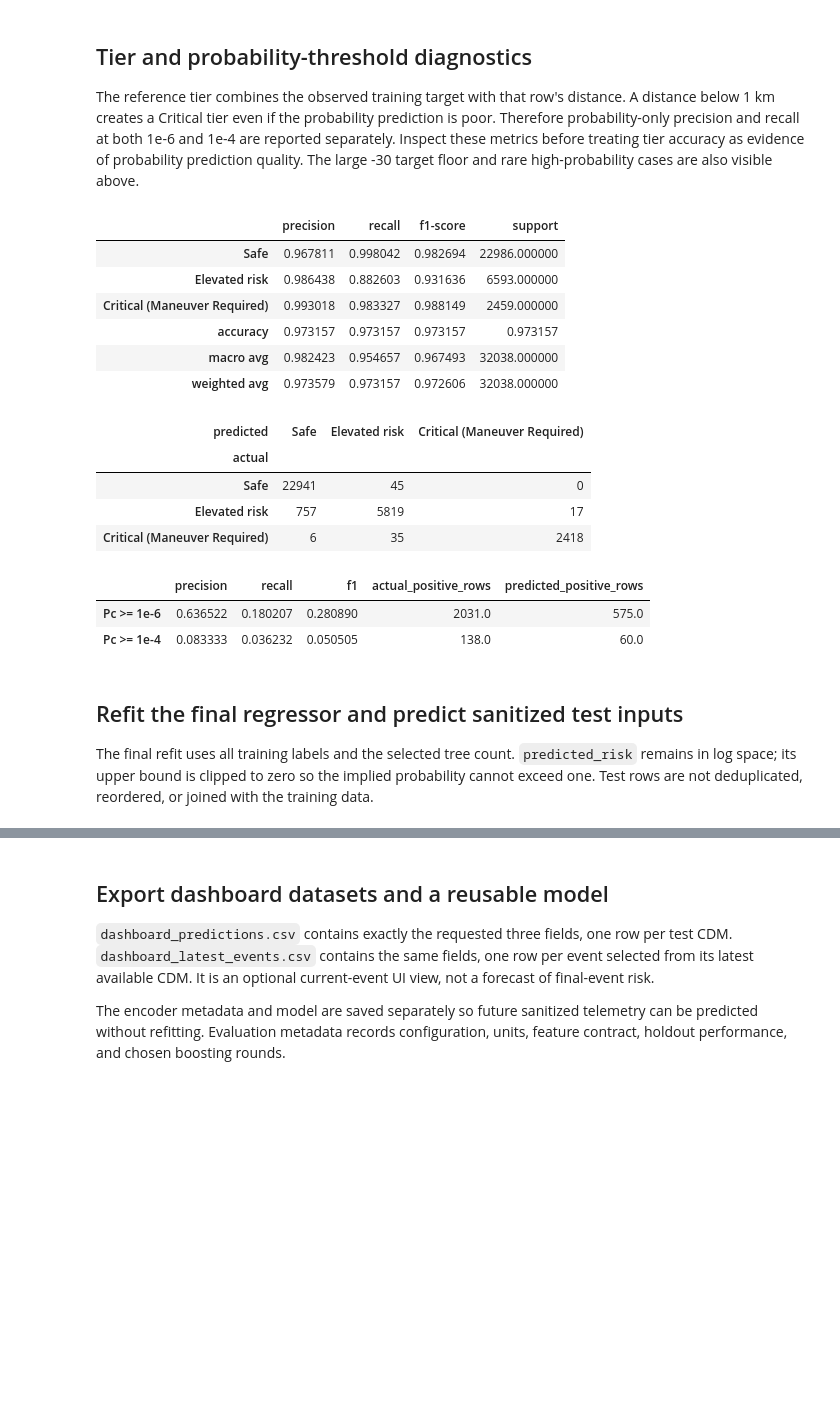
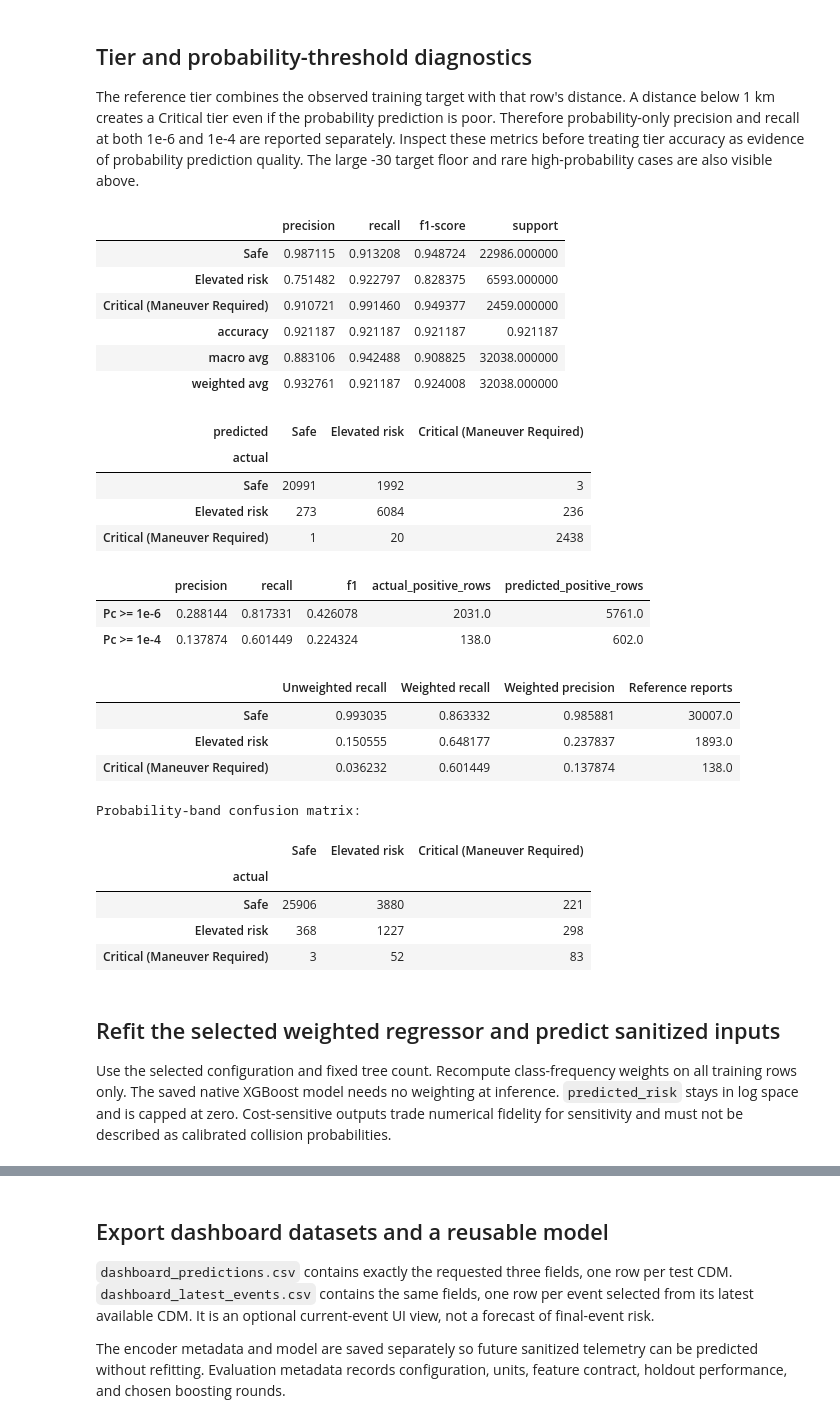
Before and after one commit to Ayushjain8541/autonomous-coconuts, a Jupyter notebook: development/collision_risk_development.ipynb, the cells around one changed output, grey strips where cells are left out. Cells and saved outputs as stored; diff of their text form; code cells hidden in the pictures; blank space fills up the shorter version.

```diff
--- a/development/collision_risk_development.ipynb
+++ b/development/collision_risk_development.ipynb
@@ -315,33 +337,57 @@ The large -30 target floor and rare high-probability cases are also visible abov
 # %%
 display(pd.DataFrame(metrics["tier_report"]).T)
 display(pd.DataFrame(metrics["tier_confusion_matrix"], index=pd.Index(TIERS, name="actual"),
                      columns=pd.Index(TIERS, name="predicted")))
 display(pd.DataFrame({
     "Pc >= 1e-6": metrics["probability_only_risk_ge_-6"],
     "Pc >= 1e-4": metrics["probability_only_risk_ge_-4"],
 }).T)
+
+# Compare probability-band recall independently of the distance override.
+weighted = metrics["holdout_probability_bands"]["report"]
+baseline = metrics["holdout_unweighted_xgboost"]["probability_bands"]["report"]
+display(pd.DataFrame({
+    "Unweighted recall": {tier: baseline[tier]["recall"] for tier in TIERS},
+    "Weighted recall": {tier: weighted[tier]["recall"] for tier in TIERS},
+    "Weighted precision": {tier: weighted[tier]["precision"] for tier in TIERS},
+    "Reference reports": {tier: weighted[tier]["support"] for tier in TIERS},
+}))
+print("Probability-band confusion matrix:")
+display(pd.DataFrame(metrics["holdout_probability_bands"]["confusion_matrix"],
+                     index=pd.Index(TIERS, name="actual"), columns=TIERS))
 # %% [output]
 |  | precision | recall | f1-score | support |
-| Safe | 0.967811 | 0.998042 | 0.982694 | 22986.000000 |
-| Elevated risk | 0.986438 | 0.882603 | 0.931636 | 6593.000000 |
-| Critical (Maneuver Required) | 0.993018 | 0.983327 | 0.988149 | 2459.000000 |
-| accuracy | 0.973157 | 0.973157 | 0.973157 | 0.973157 |
-| macro avg | 0.982423 | 0.954657 | 0.967493 | 32038.000000 |
-| weighted avg | 0.973579 | 0.973157 | 0.972606 | 32038.000000 |
+| Safe | 0.987115 | 0.913208 | 0.948724 | 22986.000000 |
+| Elevated risk | 0.751482 | 0.922797 | 0.828375 | 6593.000000 |
+| Critical (Maneuver Required) | 0.910721 | 0.991460 | 0.949377 | 2459.000000 |
+| accuracy | 0.921187 | 0.921187 | 0.921187 | 0.921187 |
+| macro avg | 0.883106 | 0.942488 | 0.908825 | 32038.000000 |
+| weighted avg | 0.932761 | 0.921187 | 0.924008 | 32038.000000 |
 | predicted | Safe | Elevated risk | Critical (Maneuver Required) |
 | actual |  |  |  |
-| Safe | 22941 | 45 | 0 |
-| Elevated risk | 757 | 5819 | 17 |
-| Critical (Maneuver Required) | 6 | 35 | 2418 |
+| Safe | 20991 | 1992 | 3 |
+| Elevated risk | 273 | 6084 | 236 |
+| Critical (Maneuver Required) | 1 | 20 | 2438 |
 |  | precision | recall | f1 | actual_positive_rows | predicted_positive_rows |
-| Pc >= 1e-6 | 0.636522 | 0.180207 | 0.280890 | 2031.0 | 575.0 |
-| Pc >= 1e-4 | 0.083333 | 0.036232 | 0.050505 | 138.0 | 60.0 |
+| Pc >= 1e-6 | 0.288144 | 0.817331 | 0.426078 | 2031.0 | 5761.0 |
+| Pc >= 1e-4 | 0.137874 | 0.601449 | 0.224324 | 138.0 | 602.0 |
+|  | Unweighted recall | Weighted recall | Weighted precision | Reference reports |
+| Safe | 0.993035 | 0.863332 | 0.985881 | 30007.0 |
+| Elevated risk | 0.150555 | 0.648177 | 0.237837 | 1893.0 |
+| Critical (Maneuver Required) | 0.036232 | 0.601449 | 0.137874 | 138.0 |
+Probability-band confusion matrix:
+|  | Safe | Elevated risk | Critical (Maneuver Required) |
+| actual |  |  |  |
+| Safe | 25906 | 3880 | 221 |
+| Elevated risk | 368 | 1227 | 298 |
+| Critical (Maneuver Required) | 3 | 52 | 83 |
 # %% [markdown]
-## Refit the final regressor and predict sanitized test inputs
+## Refit the selected weighted regressor and predict sanitized inputs
 
-The final refit uses all training labels and the selected tree count. `predicted_risk` remains
-in log space; its upper bound is clipped to zero so the implied probability cannot exceed one.
-Test rows are not deduplicated, reordered, or joined with the training data.
+Use the selected configuration and fixed tree count. Recompute class-frequency weights on
+all training rows only. The saved native XGBoost model needs no weighting at inference.
+`predicted_risk` stays in log space and is capped at zero. Cost-sensitive outputs trade numerical
+fidelity for sensitivity and must not be described as calibrated collision probabilities.
 # %%
 model, encoder = fit_final_model(train_data, config, best_rounds)
 
```
Also changed, not shown: parts of 11 cells of this notebook, 11 other files.
